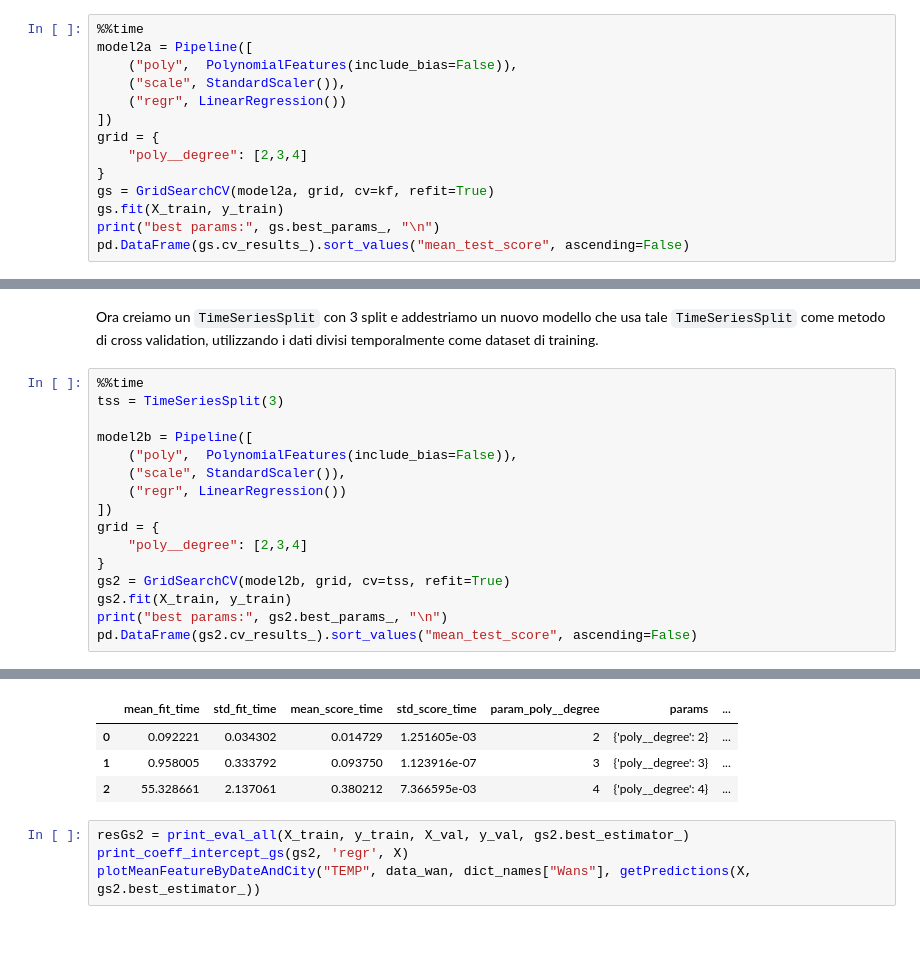
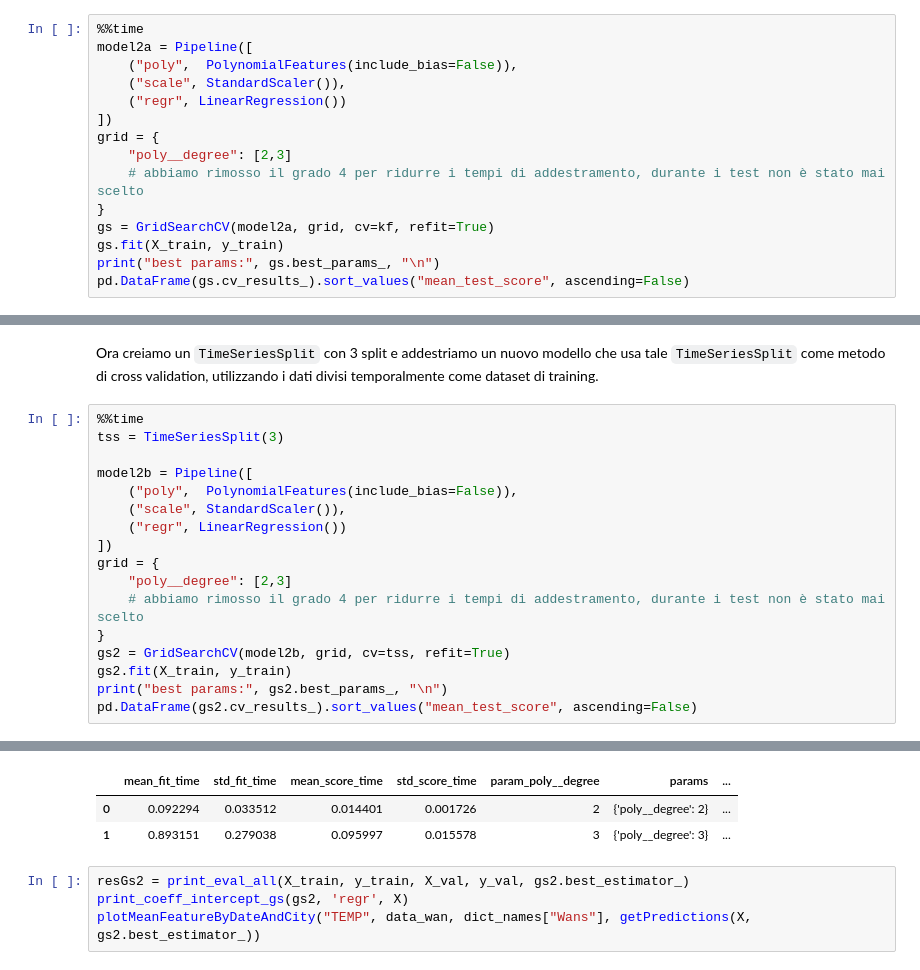
Before and after one commit to jackprb/beijing-air-quality, a Jupyter notebook: air-quality.ipynb, the cells around one changed output, grey strips where cells are left out. Cells and saved outputs as stored; diff of their text form; blank space fills up the shorter version.

```diff
--- a/air-quality.ipynb
+++ b/air-quality.ipynb
@@ -652,7 +647,8 @@ model2a = Pipeline([
     ("regr", LinearRegression())
 ])
 grid = {
-    "poly__degree": [2,3,4]
+    "poly__degree": [2,3]
+    # abbiamo rimosso il grado 4 per ridurre i tempi di addestramento, durante i test non è stato mai scelto
 }
 gs = GridSearchCV(model2a, grid, cv=kf, refit=True)
 gs.fit(X_train, y_train)
@@ -708,7 +703,8 @@ model2b = Pipeline([
     ("regr", LinearRegression())
 ])
 grid = {
-    "poly__degree": [2,3,4]
+    "poly__degree": [2,3]
+    # abbiamo rimosso il grado 4 per ridurre i tempi di addestramento, durante i test non è stato mai scelto
 }
 gs2 = GridSearchCV(model2b, grid, cv=tss, refit=True)
 gs2.fit(X_train, y_train)
@@ -722,7 +718,6 @@ Wall time: 2min 50s
 |  | mean_fit_time | std_fit_time | mean_score_time | std_score_time | param_poly__degree | params | ... |
-| 0 | 0.092221 | 0.034302 | 0.014729 | 1.251605e-03 | 2 | {'poly__degree': 2} | ... |
-| 1 | 0.958005 | 0.333792 | 0.093750 | 1.123916e-07 | 3 | {'poly__degree': 3} | ... |
-| 2 | 55.328661 | 2.137061 | 0.380212 | 7.366595e-03 | 4 | {'poly__degree': 4} | ... |
+| 0 | 0.092294 | 0.033512 | 0.014401 | 0.001726 | 2 | {'poly__degree': 2} | ... |
+| 1 | 0.893151 | 0.279038 | 0.095997 | 0.015578 | 3 | {'poly__degree': 3} | ... |
 # %%
 resGs2 = print_eval_all(X_train, y_train, X_val, y_val, gs2.best_estimator_)
 print_coeff_intercept_gs(gs2, 'regr', X)
```
Also changed, not shown: parts of 67 cells of this notebook.
